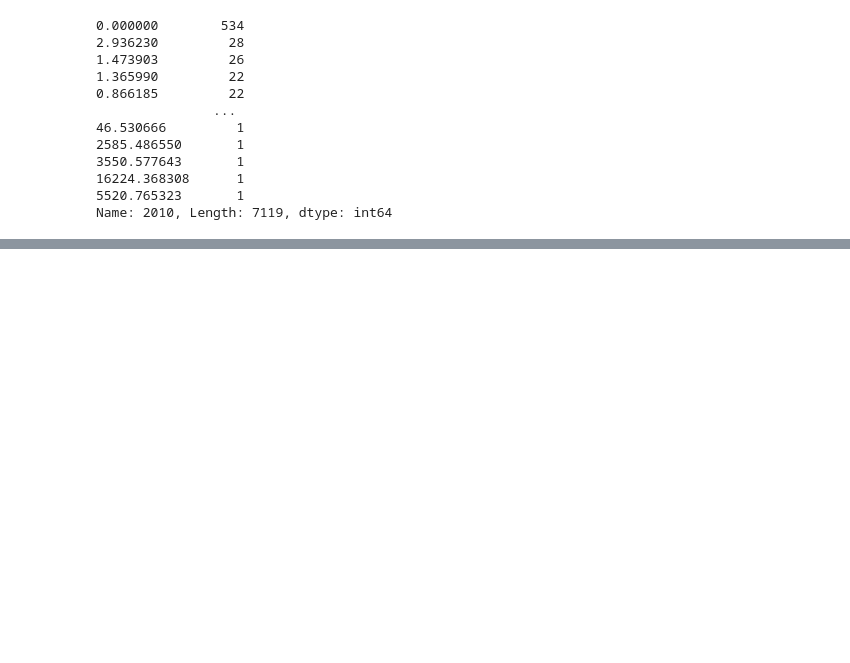
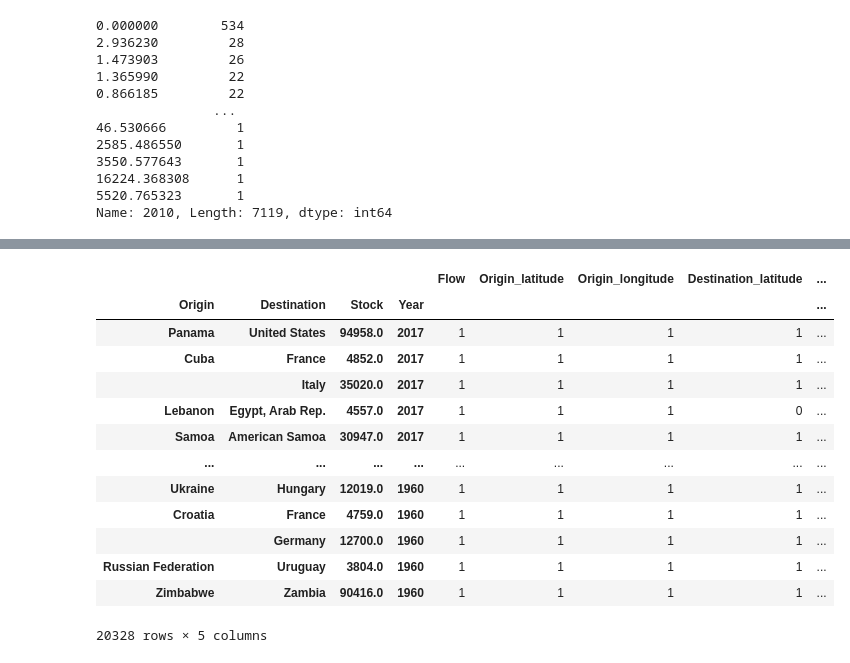
Before and after one commit to Rajk-Network-Science/network_2021_spring, a Jupyter notebook: kurzushetvege/Hobot/adatharmonizáció.ipynb, the cells around one changed output, grey strips where cells are left out. Cells and saved outputs as stored; diff of their text form; code cells hidden in the pictures; blank space fills up the shorter version.

```diff
--- a/kurzushetvege/Hobot/adatharmonizáció.ipynb
+++ b/kurzushetvege/Hobot/adatharmonizáció.ipynb
@@ -295,0 +289,6 @@ Zambia Zimbabwe
+# %%
+df.columns=["Origin", "Destination","Year", "Stock", "Flow", "Origin_latitude", "Origin_longitude"]
+# %%
+df=df.merge(coordinates, how="left", left_on="Destination", right_on="country_name_harmonized")
+# %%
+df=df[["Origin", "Destination","Year", "Stock", "Flow", "Origin_latitude", "Origin_longitude", "latitude", "longitude"]]
@@ -295,0 +460,17 @@ Zambia Zimbabwe
+# %%
+df.groupby(["Origin", "Destination", "Stock", "Year"]).count().sort_values("Year", ascending = False)
+# %% [output]
+|  |  |  |  | Flow | Origin_latitude | Origin_longitude | Destination_latitude | ... |
+| Origin | Destination | Stock | Year |  |  |  |  | ... |
+| Panama | United States | 94958.0 | 2017 | 1 | 1 | 1 | 1 | ... |
+| Cuba | France | 4852.0 | 2017 | 1 | 1 | 1 | 1 | ... |
+|  | Italy | 35020.0 | 2017 | 1 | 1 | 1 | 1 | ... |
+| Lebanon | Egypt, Arab Rep. | 4557.0 | 2017 | 1 | 1 | 1 | 0 | ... |
+| Samoa | American Samoa | 30947.0 | 2017 | 1 | 1 | 1 | 1 | ... |
+| ... | ... | ... | ... | ... | ... | ... | ... | ... |
+| Ukraine | Hungary | 12019.0 | 1960 | 1 | 1 | 1 | 1 | ... |
+| Croatia | France | 4759.0 | 1960 | 1 | 1 | 1 | 1 | ... |
+|  | Germany | 12700.0 | 1960 | 1 | 1 | 1 | 1 | ... |
+| Russian Federation | Uruguay | 3804.0 | 1960 | 1 | 1 | 1 | 1 | ... |
+| Zimbabwe | Zambia | 90416.0 | 1960 | 1 | 1 | 1 | 1 | ... |
+20328 rows × 5 columns
```
Also changed, not shown: parts of 52 cells of this notebook, 7 other files.
